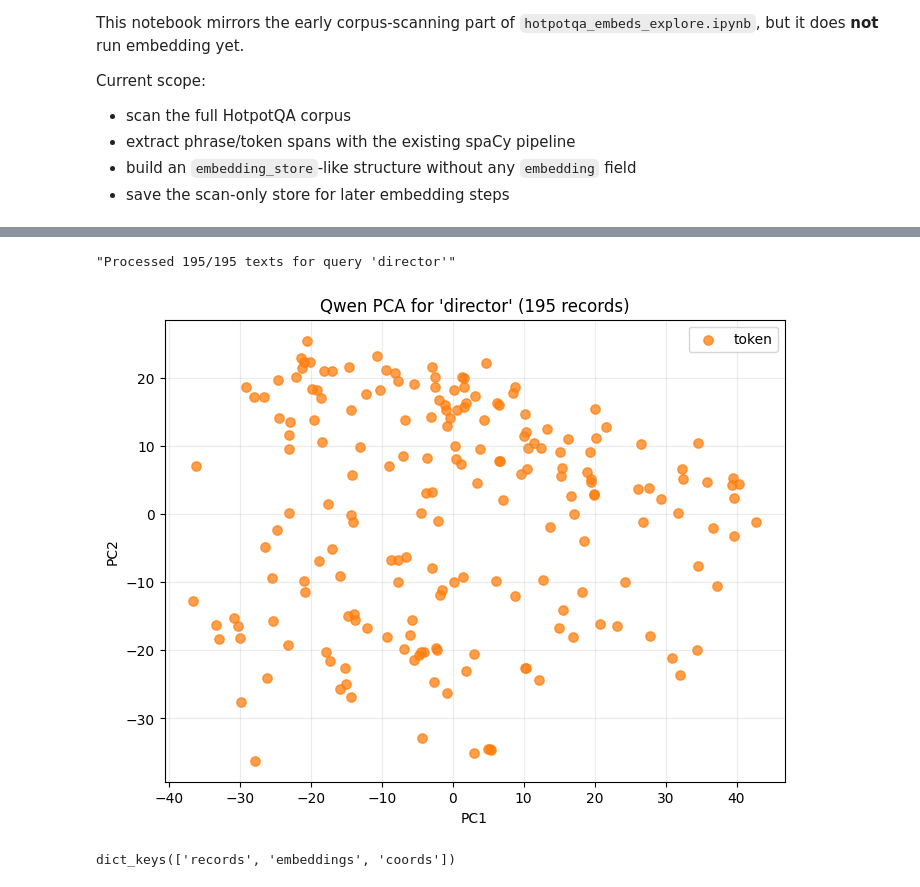
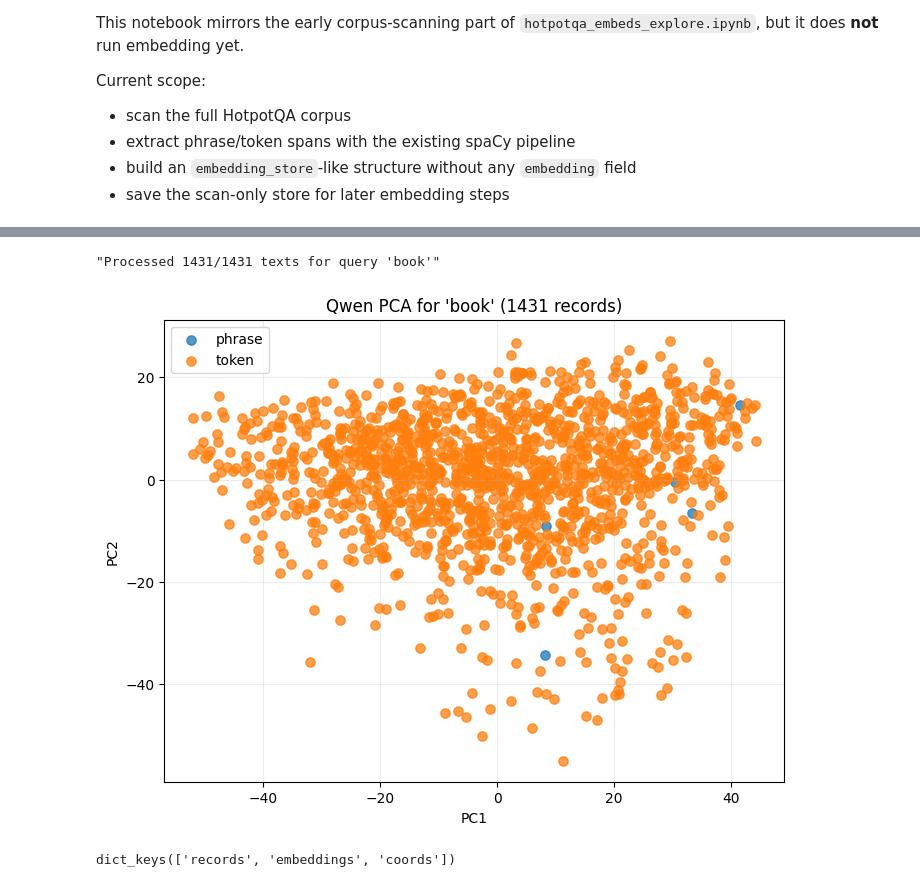
Before and after one commit to YxRicardo/LiteSemRAG, a Jupyter notebook: jupyter_notebooks/hotpotqa_embeds_qwen.ipynb, the cells around one changed output, grey strips where cells are left out. Drawn from its saved outputs; the diff is of its cells as text; code cells hidden in the pictures.

```diff
--- a/jupyter_notebooks/hotpotqa_embeds_qwen.ipynb
+++ b/jupyter_notebooks/hotpotqa_embeds_qwen.ipynb
@@ -86,6 +96,17 @@ def ensure_nlp_loaded():
         nlp = load_custom_nlp(spacy_model_name)
         print(f"Loaded spaCy model: {spacy_model_name}")
     return nlp
+
+
+def atomic_pickle_dump(obj, path: Path):
+    temp_path = path.with_suffix(path.suffix + ".tmp")
+    try:
+        with temp_path.open("wb") as handle:
+            pickle.dump(obj, handle)
+        temp_path.replace(path)
+    finally:
+        if temp_path.exists():
+            temp_path.unlink()
 
 
 def build_hotpot_retrieval_dataset_with_local_cache(
@@ -165,14 +186,11 @@ def build_hotpot_retrieval_dataset_with_local_cache(
             }
         )
 
-    with documents_cache_path.open("wb") as f:
-        pickle.dump(documents, f)
+    atomic_pickle_dump(documents, documents_cache_path)
+    atomic_pickle_dump(samples, samples_cache_path)
 
-    with samples_cache_path.open("wb") as f:
-        pickle.dump(samples, f)
-
-    print(f"Saved documents cache to {documents_cache_path}")
-    print(f"Saved samples cache to {samples_cache_path}")
+    print(f"Saved documents dataset cache to {documents_cache_path}")
+    print(f"Saved samples dataset cache to {samples_cache_path}")
     return documents, samples
 
 
@@ -229,6 +247,7 @@ def build_phrase_token_scan_store(
         "documents": documents,
         "cleaned_documents": cleaned_documents,
         "index": defaultdict(list),
+        "embedding_cache": {},
         "config": {
             "remove_duplicate_token": remove_duplicate_token,
             "discard_no_word": discard_no_word,
@@ -303,8 +322,7 @@ else:
         discard_no_word=discard_no_word,
     )
 
-    with output_path.open("wb") as f:
-        pickle.dump(embedding_store, f)
+    atomic_pickle_dump(embedding_store, output_path)
 
     print(f"Saved scan-only store to {output_path}")
     print(embedding_store["stats"])
@@ -635,22 +753,27 @@ def plot_query_span_embeddings_pca(query_result, annotate=False):
         "coords": coords,
     }
 # %%
-query = "director"
+query = "book"
 query_kind = None
-prompt_method = "word_context"  # or "target_marker"/"word_context"
+prompt_method = "target_marker"  # or "target_marker"/"word_context"
+reduction_method = "pca"  # or "tsne"
 
 query_embedding_result = collect_query_span_embeddings(
     embedding_store,
     query,
     kind=query_kind,
     batch_size=qwen_batch_size,
     max_length=qwen_max_length,
     prompt_method=prompt_method,
 )
 
-pca_result = plot_query_span_embeddings_pca(query_embedding_result, annotate=False)
+pca_result = plot_query_span_embeddings_pca(
+    query_embedding_result,
+    reduction_method=reduction_method,
+    annotate=False,
+)
 pca_result.keys() if pca_result is not None else None
 # %% [output]
-"Processed 195/195 texts for query 'director'"
+"Processed 1431/1431 texts for query 'book'"
-[figure, old version]
+[figure, new version]
 dict_keys(['records', 'embeddings', 'coords'])
```
Also changed, not shown: parts of 11 cells of this notebook, 4 other files.
